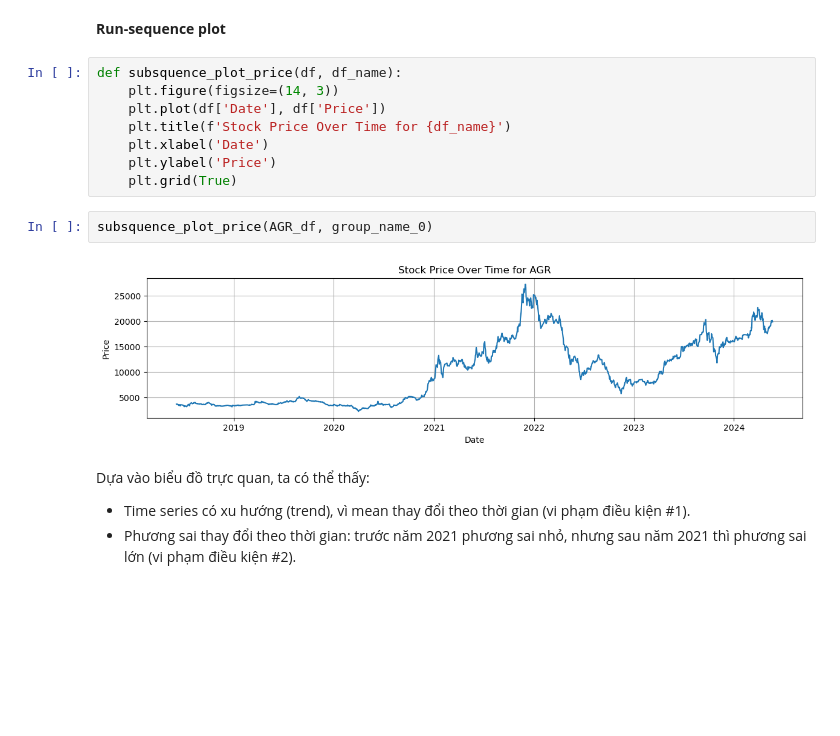
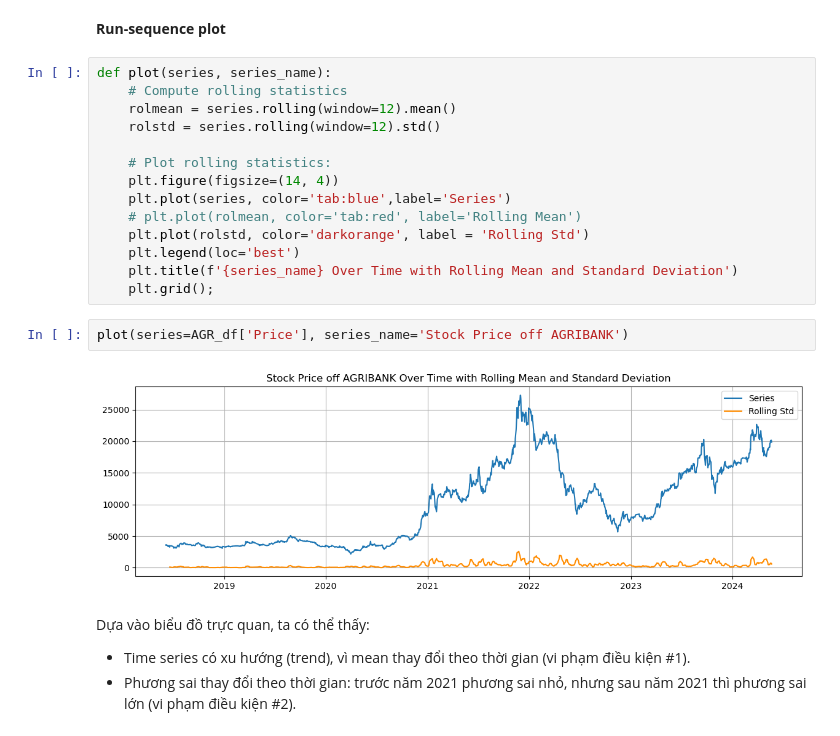
Before and after one commit to HTNam1710/DataViz_Lab02, a Jupyter notebook: stationarity.ipynb, the cells around one changed output. Drawn from its saved outputs; the diff is of its cells as text; blank space fills up the shorter version.

```diff
--- a/stationarity.ipynb
+++ b/stationarity.ipynb
@@ -82,18 +94,24 @@ print(AGR_df.tail(2))
 #### **1.1. Ngân hàng AGRIBANK**
 # %% [markdown]
 **Run-sequence plot**
-# %%
-def subsquence_plot_price(df, df_name):
-    plt.figure(figsize=(14, 3))
-    plt.plot(df['Date'], df['Price'])
-    plt.title(f'Stock Price Over Time for {df_name}')
-    plt.xlabel('Date')
-    plt.ylabel('Price')
-    plt.grid(True)
-# %%
-subsquence_plot_price(AGR_df, group_name_0)
-# %% [output]
-[figure, removed]
+# %%
+def plot(series, series_name):
+    # Compute rolling statistics
+    rolmean = series.rolling(window=12).mean()
+    rolstd = series.rolling(window=12).std()
+
+    # Plot rolling statistics:
+    plt.figure(figsize=(14, 4))
+    plt.plot(series, color='tab:blue',label='Series')
+    # plt.plot(rolmean, color='tab:red', label='Rolling Mean')
+    plt.plot(rolstd, color='darkorange', label = 'Rolling Std')
+    plt.legend(loc='best')
+    plt.title(f'{series_name} Over Time with Rolling Mean and Standard Deviation')
+    plt.grid();
+# %%
+plot(series=AGR_df['Price'], series_name='Stock Price off AGRIBANK')
+# %% [output]
+[figure, added]
 # %% [markdown]
 Dựa vào biểu đồ trực quan, ta có thể thấy:
 - Time series có xu hướng (trend), vì mean thay đổi theo thời gian (vi phạm điều kiện #1).
```
Also changed, not shown: parts of 79 cells of this notebook.
